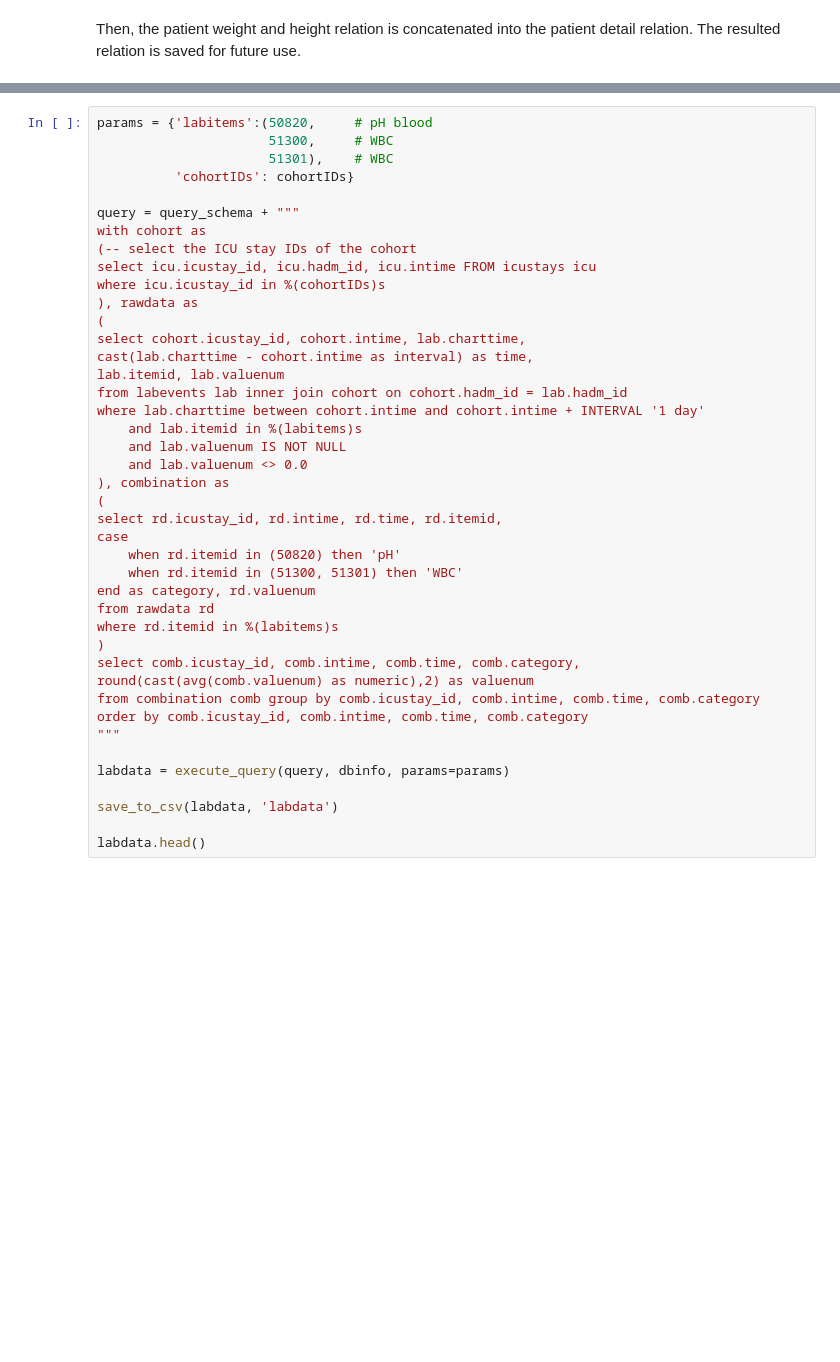
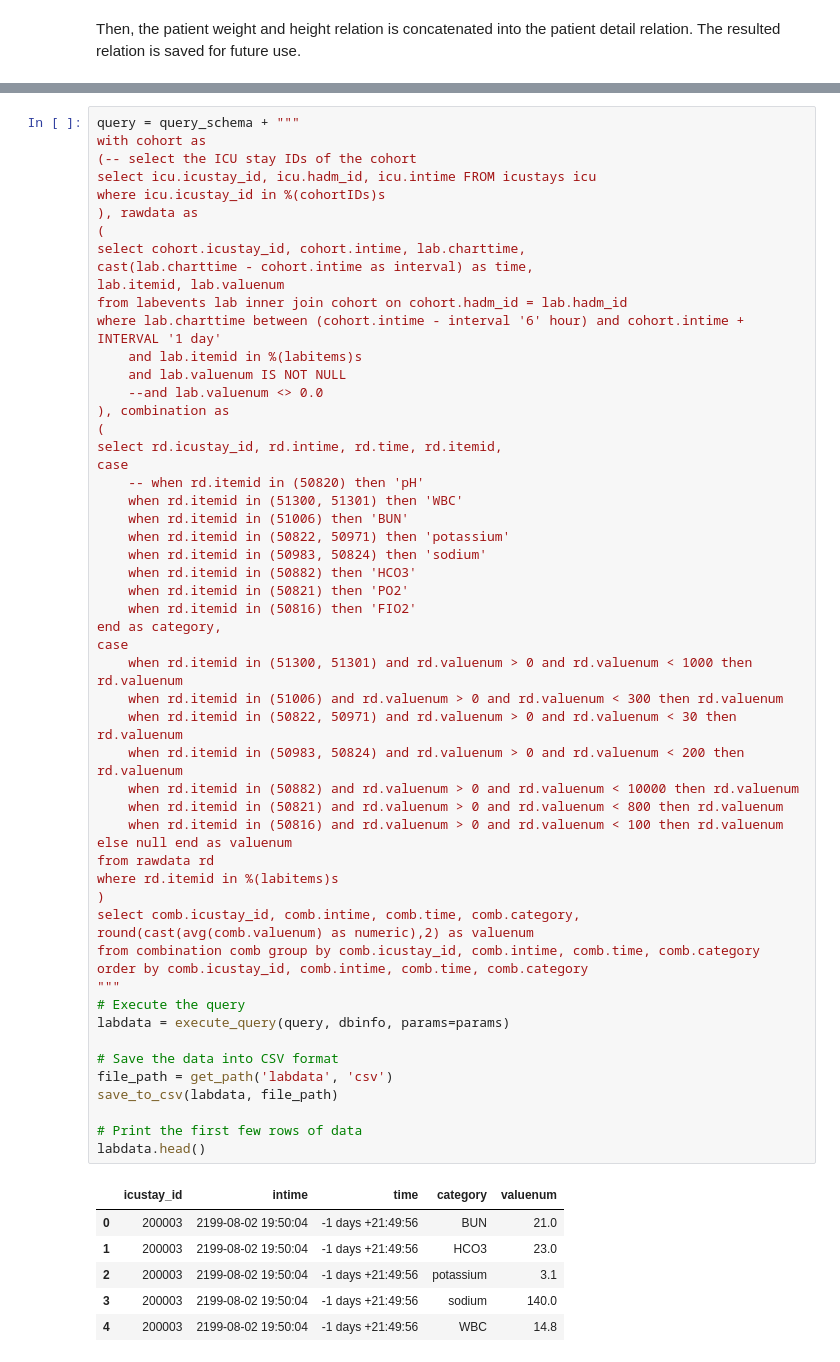
Before and after one commit to OrangeWong/predicting_morality, a Jupyter notebook: data_extraction.ipynb, the cells around one changed output, grey strips where cells are left out. Cells and saved outputs as stored; diff of their text form; blank space fills up the shorter version.

```diff
--- a/data_extraction.ipynb
+++ b/data_extraction.ipynb
@@ -417,42 +559,62 @@ data extraction from the labevents table
 # %%
-params = {'labitems':(50820,     # pH blood
-                      51300,     # WBC
-                      51301),    # WBC
-          'cohortIDs': cohortIDs}
-
 query = query_schema + """
 with cohort as
 (-- select the ICU stay IDs of the cohort
 select icu.icustay_id, icu.hadm_id, icu.intime FROM icustays icu
 where icu.icustay_id in %(cohortIDs)s
 ), rawdata as
 (
 select cohort.icustay_id, cohort.intime, lab.charttime,
 cast(lab.charttime - cohort.intime as interval) as time,
 lab.itemid, lab.valuenum
 from labevents lab inner join cohort on cohort.hadm_id = lab.hadm_id
-where lab.charttime between cohort.intime and cohort.intime + INTERVAL '1 day'
+where lab.charttime between (cohort.intime - interval '6' hour) and cohort.intime + INTERVAL '1 day'
     and lab.itemid in %(labitems)s
     and lab.valuenum IS NOT NULL
-    and lab.valuenum <> 0.0
+    --and lab.valuenum <> 0.0
 ), combination as
 (
 select rd.icustay_id, rd.intime, rd.time, rd.itemid,
 case
-    when rd.itemid in (50820) then 'pH'
+    -- when rd.itemid in (50820) then 'pH'
     when rd.itemid in (51300, 51301) then 'WBC'
-end as category, rd.valuenum
+    when rd.itemid in (51006) then 'BUN'
+    when rd.itemid in (50822, 50971) then 'potassium'
+    when rd.itemid in (50983, 50824) then 'sodium'
+    when rd.itemid in (50882) then 'HCO3'
+    when rd.itemid in (50821) then 'PO2'
+    when rd.itemid in (50816) then 'FIO2'
+end as category,
+case
+    when rd.itemid in (51300, 51301) and rd.valuenum > 0 and rd.valuenum < 1000 then rd.valuenum
+    when rd.itemid in (51006) and rd.valuenum > 0 and rd.valuenum < 300 then rd.valuenum
+    when rd.itemid in (50822, 50971) and rd.valuenum > 0 and rd.valuenum < 30 then rd.valuenum
+    when rd.itemid in (50983, 50824) and rd.valuenum > 0 and rd.valuenum < 200 then rd.valuenum
+    when rd.itemid in (50882) and rd.valuenum > 0 and rd.valuenum < 10000 then rd.valuenum
+    when rd.itemid in (50821) and rd.valuenum > 0 and rd.valuenum < 800 then rd.valuenum
+    when rd.itemid in (50816) and rd.valuenum > 0 and rd.valuenum < 100 then rd.valuenum
+else null end as valuenum
 from rawdata rd
 where rd.itemid in %(labitems)s
 )
 select comb.icustay_id, comb.intime, comb.time, comb.category,
 round(cast(avg(comb.valuenum) as numeric),2) as valuenum
 from combination comb group by comb.icustay_id, comb.intime, comb.time, comb.category
 order by comb.icustay_id, comb.intime, comb.time, comb.category
 """
-
+# Execute the query
 labdata = execute_query(query, dbinfo, params=params)
 
-save_to_csv(labdata, 'labdata')
+# Save the data into CSV format
+file_path = get_path('labdata', 'csv')
+save_to_csv(labdata, file_path)
 
+# Print the first few rows of data
 labdata.head()
+# %% [output]
+|  | icustay_id | intime | time | category | valuenum |
+| 0 | 200003 | 2199-08-02 19:50:04 | -1 days +21:49:56 | BUN | 21.0 |
+| 1 | 200003 | 2199-08-02 19:50:04 | -1 days +21:49:56 | HCO3 | 23.0 |
+| 2 | 200003 | 2199-08-02 19:50:04 | -1 days +21:49:56 | potassium | 3.1 |
+| 3 | 200003 | 2199-08-02 19:50:04 | -1 days +21:49:56 | sodium | 140.0 |
+| 4 | 200003 | 2199-08-02 19:50:04 | -1 days +21:49:56 | WBC | 14.8 |
```
Also changed, not shown: parts of 25 cells of this notebook, 1 other file.
